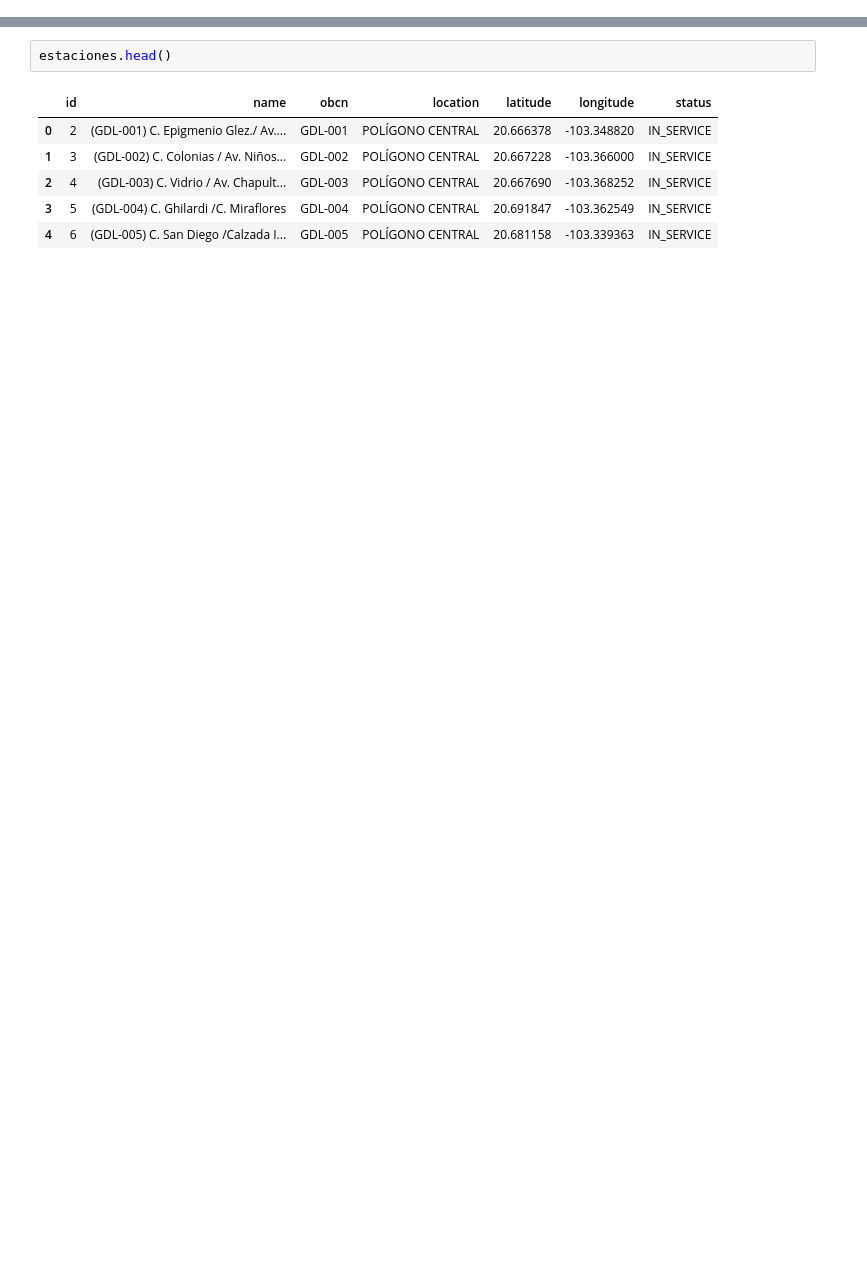
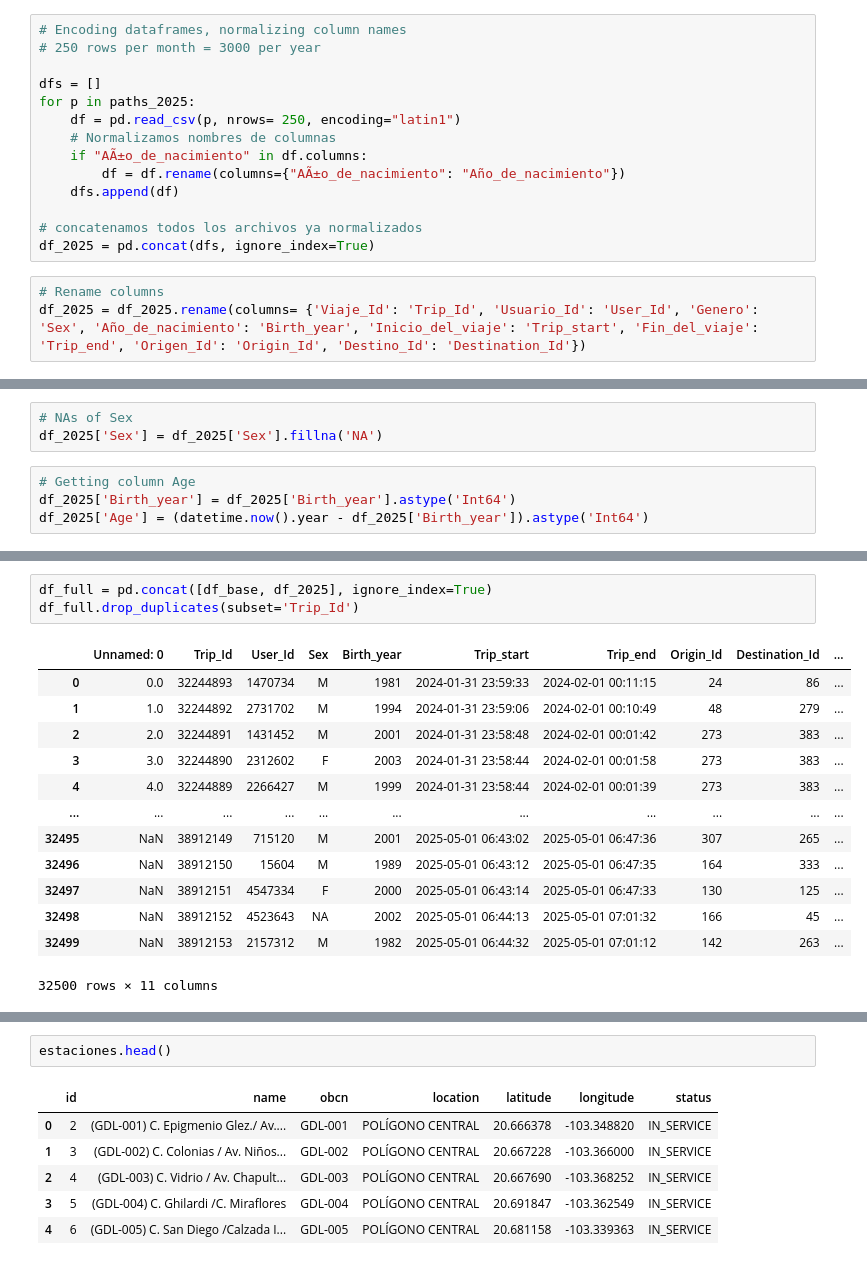
Before and after one commit to latostadorano/mibici_analysis_2014_2025, a Jupyter notebook: notebooks/exploring_data.ipynb, the cells around one changed output, grey strips where cells are left out. Saved outputs shown, nothing was run; the diff lists cells and outputs as text; blank space fills up the shorter version.

```diff
--- a/notebooks/exploring_data.ipynb
+++ b/notebooks/exploring_data.ipynb
@@ -60,0 +101,17 @@ df_paseos[['Birth_year', 'Age']].describe()
+# %%
+# Encoding dataframes, normalizing column names
+# 250 rows per month = 3000 per year
+
+dfs = []
+for p in paths_2025:
+    df = pd.read_csv(p, nrows= 250, encoding="latin1")
+    # Normalizamos nombres de columnas
+    if "AÃ±o_de_nacimiento" in df.columns:
+        df = df.rename(columns={"AÃ±o_de_nacimiento": "Año_de_nacimiento"})
+    dfs.append(df)
+
+# concatenamos todos los archivos ya normalizados
+df_2025 = pd.concat(dfs, ignore_index=True)
+# %%
+# Rename columns
+df_2025 = df_2025.rename(columns= {'Viaje_Id': 'Trip_Id', 'Usuario_Id': 'User_Id', 'Genero': 'Sex', 'Año_de_nacimiento': 'Birth_year', 'Inicio_del_viaje': 'Trip_start', 'Fin_del_viaje': 'Trip_end', 'Origen_Id': 'Origin_Id', 'Destino_Id': 'Destination_Id'})
@@ -60,0 +161,7 @@ df_paseos[['Birth_year', 'Age']].describe()
+# %%
+# NAs of Sex
+df_2025['Sex'] = df_2025['Sex'].fillna('NA')
+# %%
+# Getting column Age
+df_2025['Birth_year'] = df_2025['Birth_year'].astype('Int64')
+df_2025['Age'] = (datetime.now().year - df_2025['Birth_year']).astype('Int64')
@@ -60,0 +175,17 @@ df_paseos[['Birth_year', 'Age']].describe()
+# %%
+df_full = pd.concat([df_base, df_2025], ignore_index=True)
+df_full.drop_duplicates(subset='Trip_Id')
+# %% [output]
+|  | Unnamed: 0 | Trip_Id | User_Id | Sex | Birth_year | Trip_start | Trip_end | Origin_Id | Destination_Id | ... |
+| 0 | 0.0 | 32244893 | 1470734 | M | 1981 | 2024-01-31 23:59:33 | 2024-02-01 00:11:15 | 24 | 86 | ... |
+| 1 | 1.0 | 32244892 | 2731702 | M | 1994 | 2024-01-31 23:59:06 | 2024-02-01 00:10:49 | 48 | 279 | ... |
+| 2 | 2.0 | 32244891 | 1431452 | M | 2001 | 2024-01-31 23:58:48 | 2024-02-01 00:01:42 | 273 | 383 | ... |
+| 3 | 3.0 | 32244890 | 2312602 | F | 2003 | 2024-01-31 23:58:44 | 2024-02-01 00:01:58 | 273 | 383 | ... |
+| 4 | 4.0 | 32244889 | 2266427 | M | 1999 | 2024-01-31 23:58:44 | 2024-02-01 00:01:39 | 273 | 383 | ... |
+| ... | ... | ... | ... | ... | ... | ... | ... | ... | ... | ... |
+| 32495 | NaN | 38912149 | 715120 | M | 2001 | 2025-05-01 06:43:02 | 2025-05-01 06:47:36 | 307 | 265 | ... |
+| 32496 | NaN | 38912150 | 15604 | M | 1989 | 2025-05-01 06:43:12 | 2025-05-01 06:47:35 | 164 | 333 | ... |
+| 32497 | NaN | 38912151 | 4547334 | F | 2000 | 2025-05-01 06:43:14 | 2025-05-01 06:47:33 | 130 | 125 | ... |
+| 32498 | NaN | 38912152 | 4523643 | NA | 2002 | 2025-05-01 06:44:13 | 2025-05-01 07:01:32 | 166 | 45 | ... |
+| 32499 | NaN | 38912153 | 2157312 | M | 1982 | 2025-05-01 06:44:32 | 2025-05-01 07:01:12 | 142 | 263 | ... |
+32500 rows × 11 columns
```
Also changed, not shown: parts of 33 cells of this notebook, 1 other file.
